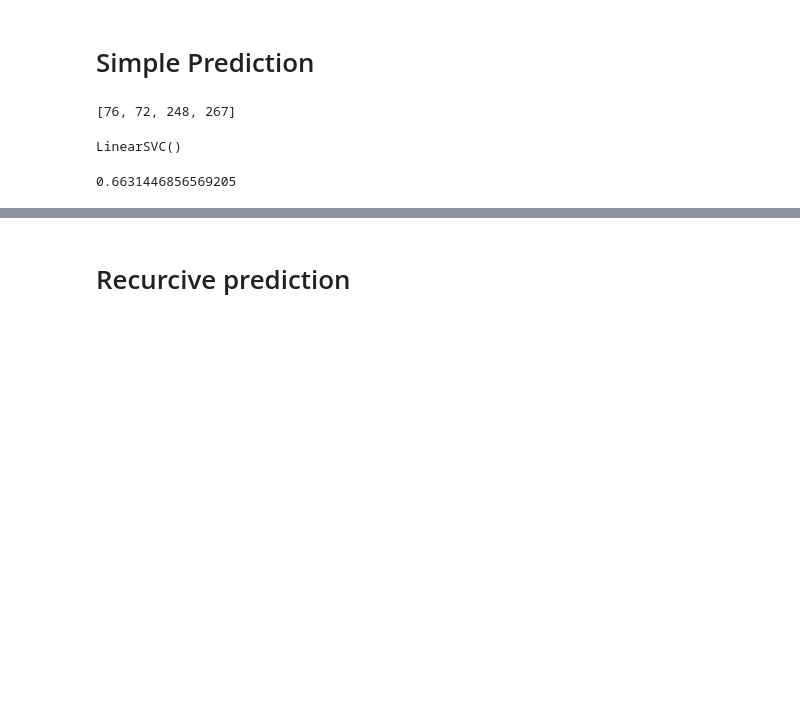
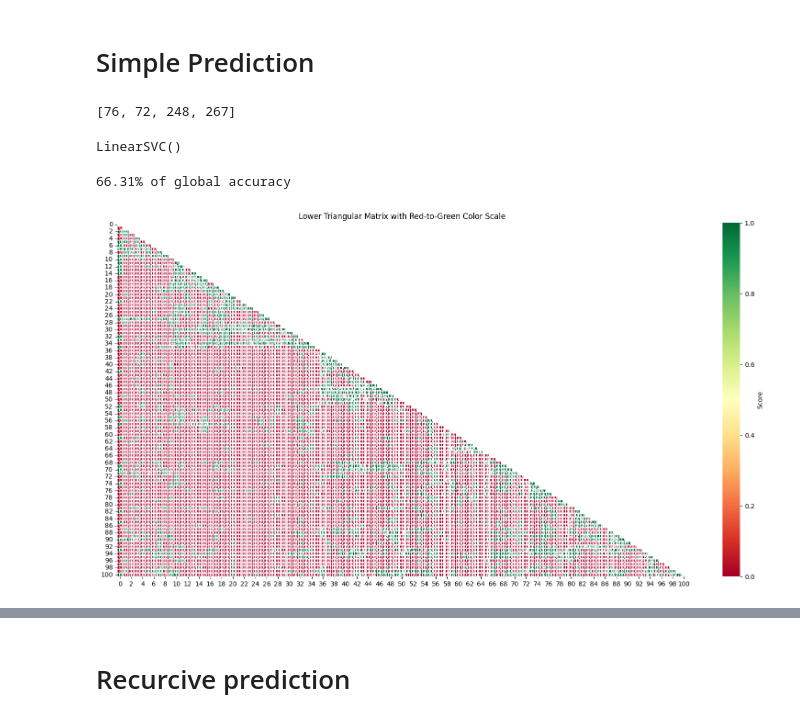
Before and after one commit to tillwf/mirakl-homework, a Jupyter notebook: notebooks/experimentations.ipynb, the cells around one changed output, grey strips where cells are left out. Cells and saved outputs as stored; diff of their text form; code cells hidden in the pictures; blank space fills up the shorter version.

Commit message:
Improve globally the repository

```diff
--- a/notebooks/experimentations.ipynb
+++ b/notebooks/experimentations.ipynb
@@ -1,6 +1,9 @@
 # %%
 import pandas as pd
 import igraph as ig
+import matplotlib.pyplot as plt
+import seaborn as sns
+plt.rcParams["figure.figsize"] = (20,10)
 # %% [markdown]
 # Explore Train Data
 # %%
@@ -112,6 +116,22 @@ LinearSVC()
 # %%
 y_pred = clf.predict(X_test[FEATURE_COLS])
 # %%
-accuracy_score(y_test, y_pred)
+print(f"{accuracy_score(y_test, y_pred):.2%} of global accuracy")
 # %% [output]
-0.6631446856569205
+66.31% of global accuracy
+# %%
+cm = confusion_matrix(y_test, y_pred)
+# %%
+# Mask the upper triangle
+mask = np.triu(np.ones_like(cm, dtype=bool))
+
+# Create a custom color palette from red to green
+cmap = sns.color_palette("RdYlGn", as_cmap=True)
+
+# Plotting the lower triangular matrix with a color scale from red to green
+sns.heatmap(cm, mask=mask, cmap=cmap, annot=True, fmt=".2f",
+            linewidths=0.5, cbar_kws={'label': 'Score'}, vmin=0, vmax=1)
+plt.title('Lower Triangular Matrix with Red-to-Green Color Scale')
+plt.show()
+# %% [output]
+[figure, added]
```
Also changed, not shown: parts of 6 cells of this notebook, 7 other files.
